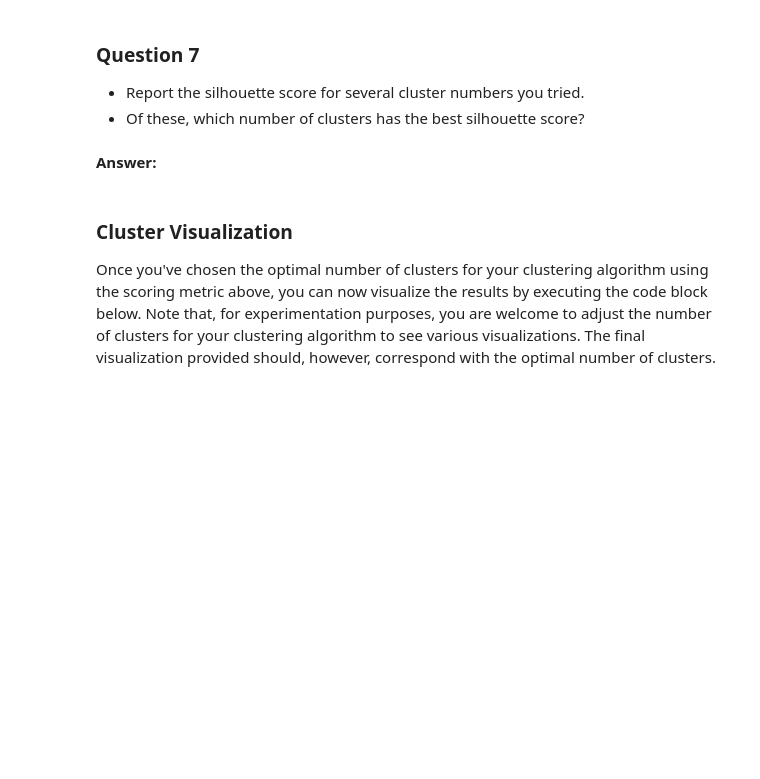
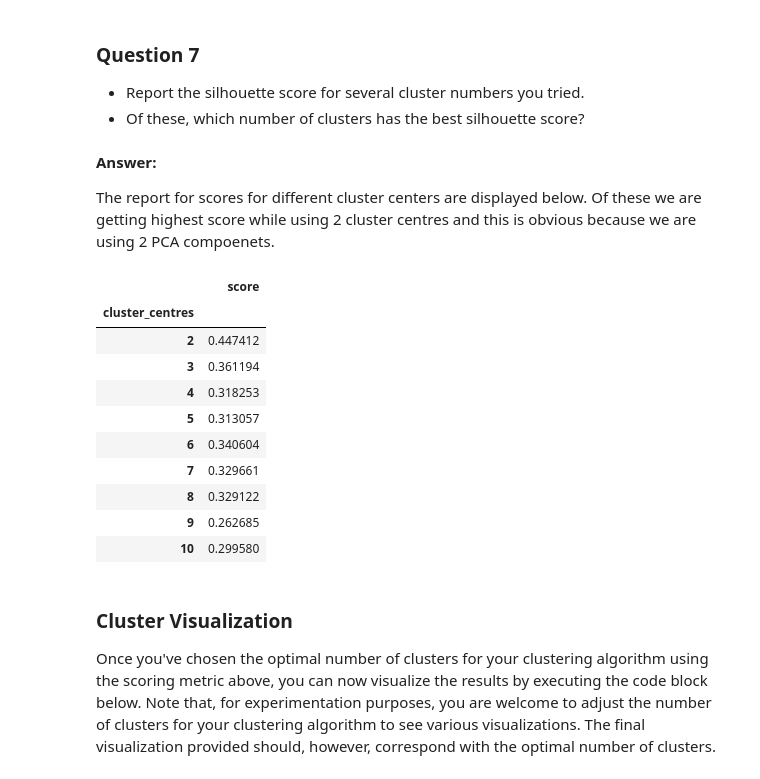
Before and after one commit to MayukhSobo/CustomerSegments, a Jupyter notebook: customer_segments.ipynb, the cells around one changed output. Cells and saved outputs as stored; diff of their text form; code cells hidden in the pictures; blank space fills up the shorter version.

```diff
--- a/customer_segments.ipynb
+++ b/customer_segments.ipynb
@@ -483,8 +494,24 @@ score = None
 
 * Report the silhouette score for several cluster numbers you tried.
 * Of these, which number of clusters has the best silhouette score?
-# %% [markdown]
-**Answer:**
+# %% [markdown]
+**Answer:**
+
+The report for scores for different cluster centers are displayed below. Of these we are getting highest score while using 2 cluster centres and this is obvious because we are using 2 PCA compoenets.
+# %%
+pd.DataFrame({'score': scores, 'cluster_centres': range(2, 11)}).set_index('cluster_centres')
+# %% [output]
+|  | score |
+| cluster_centres |  |
+| 2 | 0.447412 |
+| 3 | 0.361194 |
+| 4 | 0.318253 |
+| 5 | 0.313057 |
+| 6 | 0.340604 |
+| 7 | 0.329661 |
+| 8 | 0.329122 |
+| 9 | 0.262685 |
+| 10 | 0.299580 |
 # %% [markdown]
 ### Cluster Visualization
 Once you've chosen the optimal number of clusters for your clustering algorithm using the scoring metric above, you can now visualize the results by executing the code block below. Note that, for experimentation purposes, you are welcome to adjust the number of clusters for your clustering algorithm to see various visualizations. The final visualization provided should, however, correspond with the optimal number of clusters.
```
Also changed, not shown: parts of 9 cells of this notebook.
